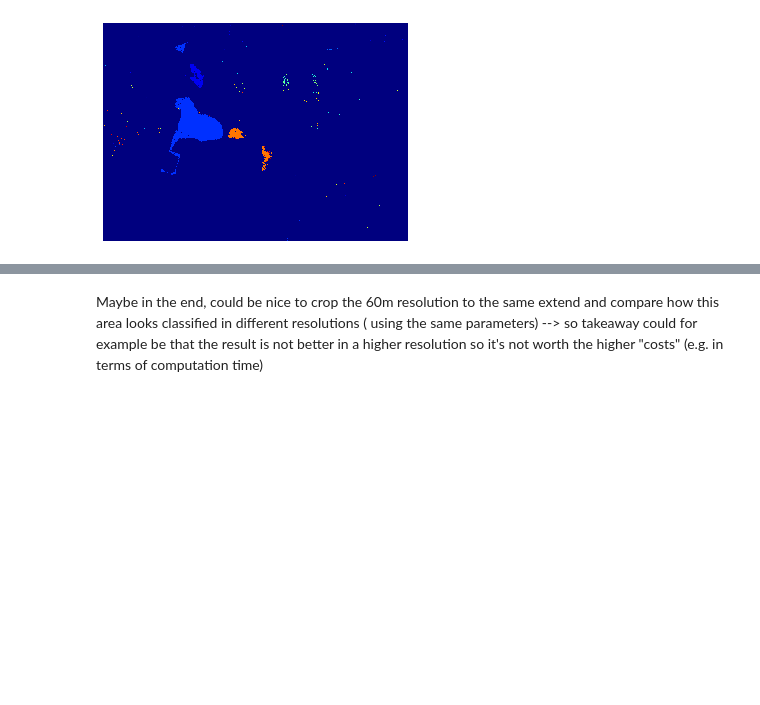
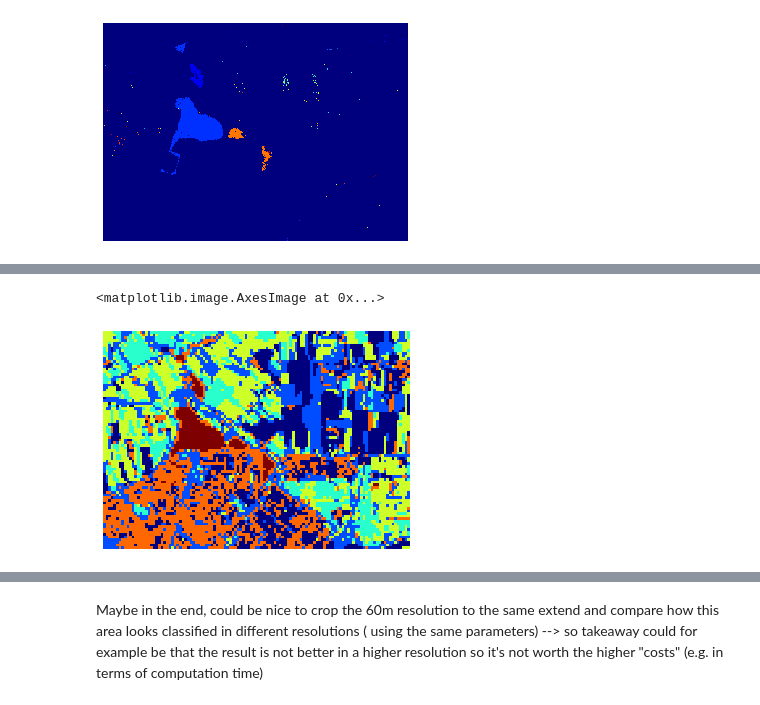
Before and after one commit to ondrej-vesely/GEO1001-hw2, a Jupyter notebook: hw2.ipynb, the cells around one changed output, grey strips where cells are left out. Saved outputs shown, nothing was run; the diff lists cells and outputs as text; code cells hidden in the pictures; blank space fills up the shorter version.

```diff
--- a/hw2.ipynb
+++ b/hw2.ipynb
@@ -397,0 +420,19 @@ plt.imshow(label_arr, cmap='jet', interpolation='nearest')
+# %%
+# Birch
+bands = r60m.keys()
+dataset = r60m
+subset = (601200.0, 5773695.0, 117, 83)
+n_labels = 6
+threshold = 0.5
+
+data = [dataset[band] for band in bands if band in dataset]
+stack = np.array([crop(img, *subset).flatten() for img in data]).T
+clustering = Birch(n_clusters=n_labels,
+                  threshold=threshold).fit(stack)
+label_arr = np.array(np.split(clustering.labels_, subset[3]))
+
+plt.axis('off')
+plt.imshow(label_arr, cmap='jet', interpolation='nearest')
+# %% [output]
+<matplotlib.image.AxesImage at 0x...>
+[figure, added]
```
Also changed, not shown: parts of 4 cells of this notebook.
